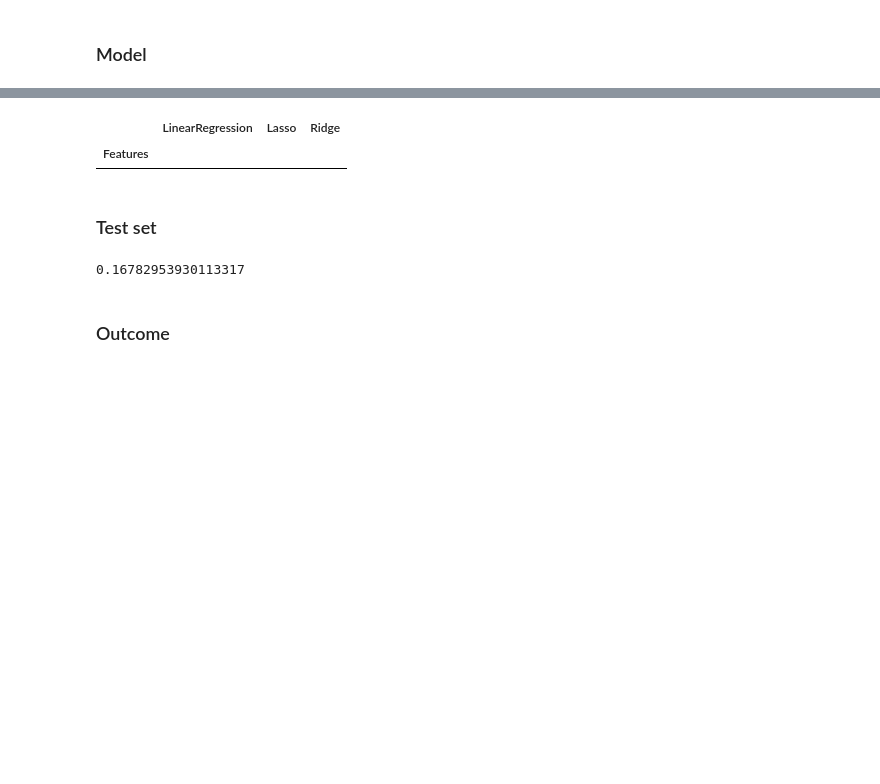
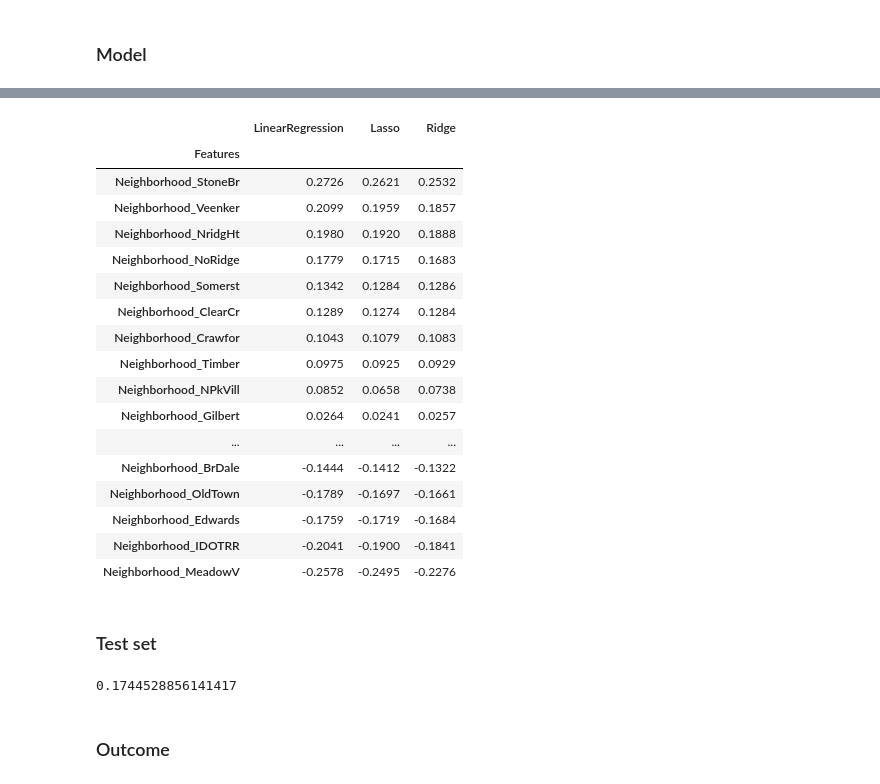
Before and after one commit to StevenDalderop/Ames-Housing-Dataset, a Jupyter notebook: Ames Housing Dataset.ipynb, the cells around one changed output, grey strips where cells are left out. Saved outputs shown, nothing was run; the diff lists cells and outputs as text; code cells hidden in the pictures; blank space fills up the shorter version.

```diff
--- a/Ames Housing Dataset.ipynb
+++ b/Ames Housing Dataset.ipynb
@@ -369,11 +169,10 @@ g=sns.lmplot(x="1stFlrSF",y="LSalePrice",data=df_pp)
 # %% [markdown]
 ### Model
 # %%
-df_pp=clip(df,"1stFlrSF",2500)
-df_dummies=pd.get_dummies(data=df_pp,columns=["YearBuilt","BinsYearBuilt","MSSubClass","Neighborhood","HouseStyle","HeatingQC",\
+df_dummies=pd.get_dummies(data=df,columns=["YearBuilt","BinsYearBuilt","MSSubClass","Neighborhood","HouseStyle","HeatingQC",\
                                            "CentralAir","Electrical","BinsRemodYear",\
                                                  "SaleType","Functional","BldgType","YearRemodAdd","SaleCondition","Condition1",\
-                                          "MSZoning"])
+                                          "MSZoning","KitchenQual","GarageQual","ExterQual"])
 train_dummies=df_dummies[:1460]
 test_dummies=df_dummies[1460:]
 X=train_dummies.drop(columns="SalePrice")
@@ -393,7 +192,7 @@ regr=[LinearRegression(),Lasso(alpha=0.0001),Ridge(alpha=1),XGBRegressor(max_dep
 features=[]
 # %%
 def cross_validation(regr=regr,X_train=X_train,y_train=np.log(y_train), features=features,scoring=rmse_scorer,cv=10,
-                   table=True,preprocess=False):
+                   table=True):
     names=[]
     mean_test_scores=[]
     test_stds=[]
@@ -415,7 +214,8 @@ def cross_validation(regr=regr,X_train=X_train,y_train=np.log(y_train), features
 
         r.fit(X_train[features],y_train)
 
-        #coef.append(r.coef_)
+        if name in ["LinearRegression","Lasso","Ridge"]:
+            coef.append(r.coef_)
 
 
     regr_results=pd.DataFrame({"Regressor":names,"Mean train score":mean_train_scores,\
@@ -424,12 +224,12 @@ def cross_validation(regr=regr,X_train=X_train,y_train=np.log(y_train), features
     if table:
         display(regr_results)
 
-    #results=pd.DataFrame({"Features":features,"LinearRegression":coef[0],"Lasso":coef[1],\
-    #                      "Ridge":coef[2]}).sort_values(by="Lasso",ascending=False)
-    #sns.barplot(x="Features",y="Lasso",data=results[abs(results["Lasso"])>0.02])
-    #plt.xticks(rotation=90)
-    #plt.title("Strongest weights Lasso")
-    return outcomes
+    results=pd.DataFrame({"Features":features,"LinearRegression":coef[0],"Lasso":coef[1],\
+                          "Ridge":coef[2]}).sort_values(by="Lasso",ascending=False)
+    sns.barplot(x="Features",y="Lasso",data=results[abs(results["Lasso"])>0.1])
+    plt.xticks(rotation=90)
+    plt.title("Strongest weights Lasso")
+    return outcomes,results
 # %%
 def add_to_features(list_name_columns):
     outcome=[]
@@ -439,11 +239,13 @@ def add_to_features(list_name_columns):
         outcome+=temp
     return outcome
 features=add_to_features(["1stFlrSF","MSSubClass","Neighborhood",
-                          "CentralAir","Functional","BinsRemodYear","HeatingQC"
+                          "Functional","HouseStyle","KitchenQual",
+                          "HeatingQC","CentralAir"
+
 
 
                           ])
 # %%
-outcomes=cross_validation(features=features)
+outcomes,results=cross_validation(features=features)
 # %% [output]
 |  | Regressor | Mean train score | Train std | Mean test score | test_std |
@@ -455,17 +258,33 @@ outcomes=cross_validation(features=features)
 # %%
-results.set_index("Features").filter(like="Remod60",axis=0)
+results.set_index("Features").filter(like="Neigh",axis=0)
 # %% [output]
 |  | LinearRegression | Lasso | Ridge |
 | Features |  |  |  |
+| Neighborhood_StoneBr | 0.2726 | 0.2621 | 0.2532 |
+| Neighborhood_Veenker | 0.2099 | 0.1959 | 0.1857 |
+| Neighborhood_NridgHt | 0.1980 | 0.1920 | 0.1888 |
+| Neighborhood_NoRidge | 0.1779 | 0.1715 | 0.1683 |
+| Neighborhood_Somerst | 0.1342 | 0.1284 | 0.1286 |
+| Neighborhood_ClearCr | 0.1289 | 0.1274 | 0.1284 |
+| Neighborhood_Crawfor | 0.1043 | 0.1079 | 0.1083 |
+| Neighborhood_Timber | 0.0975 | 0.0925 | 0.0929 |
+| Neighborhood_NPkVill | 0.0852 | 0.0658 | 0.0738 |
+| Neighborhood_Gilbert | 0.0264 | 0.0241 | 0.0257 |
+| ... | ... | ... | ... |
+| Neighborhood_BrDale | -0.1444 | -0.1412 | -0.1322 |
+| Neighborhood_OldTown | -0.1789 | -0.1697 | -0.1661 |
+| Neighborhood_Edwards | -0.1759 | -0.1719 | -0.1684 |
+| Neighborhood_IDOTRR | -0.2041 | -0.1900 | -0.1841 |
+| Neighborhood_MeadowV | -0.2578 | -0.2495 | -0.2276 |
 # %% [markdown]
 ### Test set
 # %%
-r=Ridge(alpha=10)
+r=XGBRegressor()
 r.fit(X_train[features],np.log(y_train))
 pred=r.predict(X_test[features])
 root_mean_squared_error(np.log(y_test),pred)
 # %% [output]
-0.16782953930113317
+0.1744528856141417
 # %% [markdown]
 ### Outcome
 # %%
```
Also changed, not shown: parts of 85 cells of this notebook, 3 other files.
